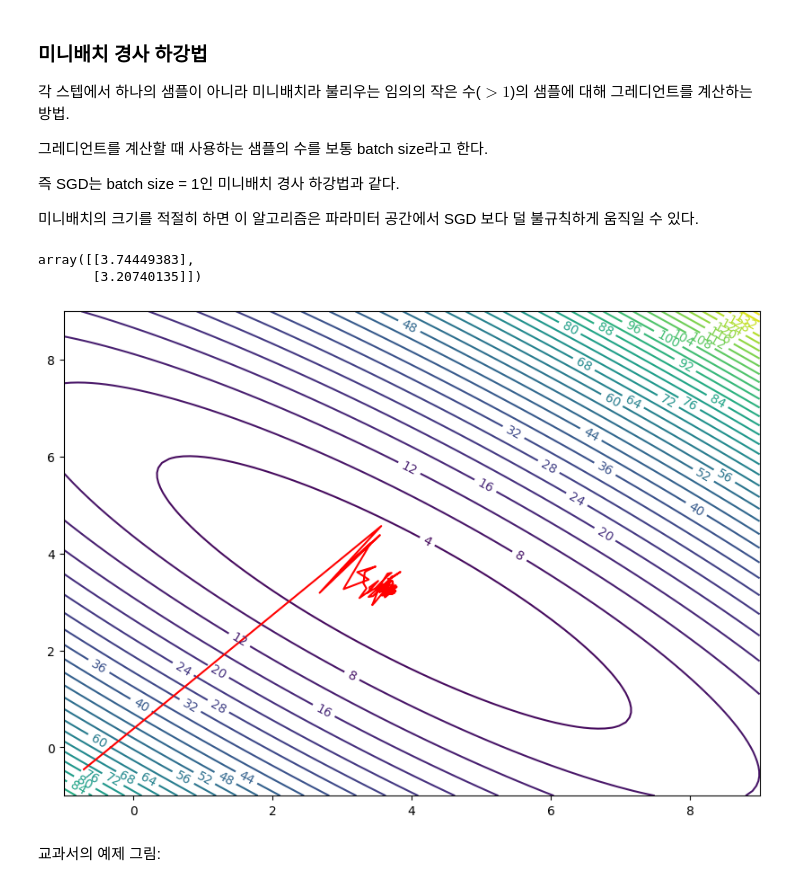
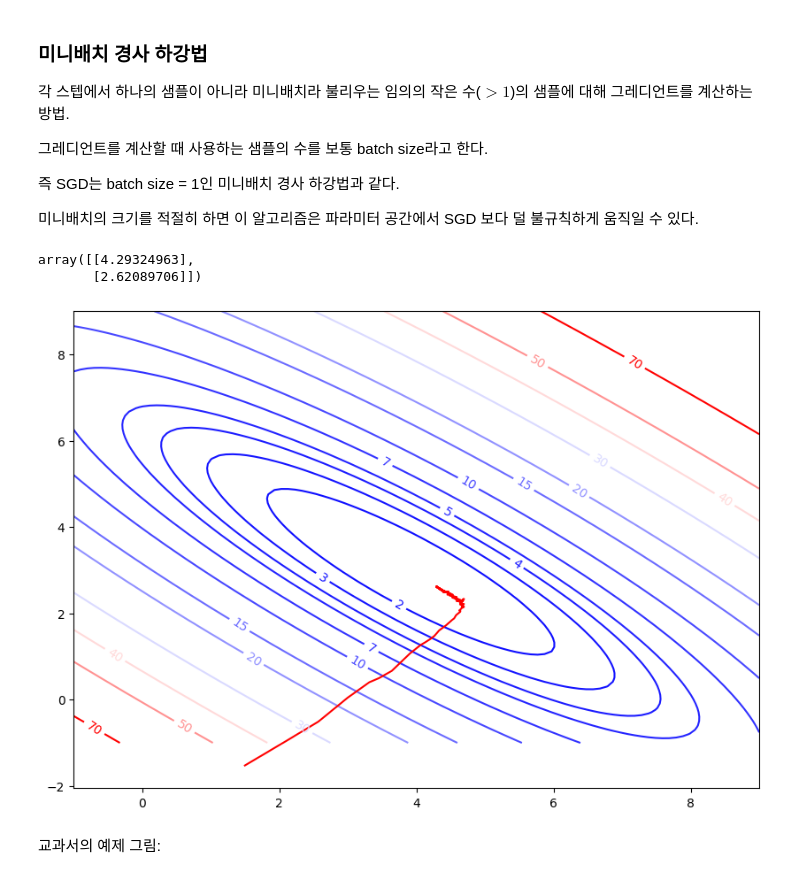
Before and after one commit to ksublee/BDM, a Jupyter notebook: 02. Gradient descent.ipynb, the cells around one changed output. Saved outputs shown, nothing was run; the diff lists cells and outputs as text; code cells hidden in the pictures.

```diff
--- a/02. Gradient descent.ipynb
+++ b/02. Gradient descent.ipynb
@@ -474,7 +493,7 @@ for epoch in range(n_epochs):
     for i in range(num_batch - 1):
         selected_idxs = random_indexes[i * batch_size:(i + 1) * batch_size]
         xi, yi = Xb[selected_idxs], Y[selected_idxs]
-        grad = 2 * xi.T @ (xi @ theta - yi)
+        grad = 2 * xi.T @ (xi @ theta - yi) / batch_size
         eta = learning_schedule(epoch * N + i * batch_size)
         theta = theta - eta * grad
         evolution_m = np.vstack((evolution_m, np.ravel(theta)))
@@ -482,17 +501,19 @@ for epoch in range(n_epochs):
 
 theta
 # %% [output]
-array([[3.74449383],
-       [3.20740135]])
+array([[4.29324963],
+       [2.62089706]])
 # %%
 # with visualization
 fig = plt.figure(figsize = (10,7))
-contours = plt.contour(Theta0, Theta1, Z, 40)
+contours = plt.contour(Theta0, Theta1, Z,
+                       levels = np.array([0,1,2,3,4,5,7,10,15,20,30,40,50,70]),
+                       cmap=mpl.cm.bwr)
 plt.clabel(contours, inline = True, fontsize = 10)
 plt.plot(evolution_m[:,0], evolution_m[:,1], color='red')
 plt.show()
 # %% [output]
-[figure, old version]
+[figure, new version]
 # %% [markdown]
 교과서의 예제 그림:
 # %% [markdown]
```
Also changed, not shown: parts of 17 cells of this notebook, 1 other file.
